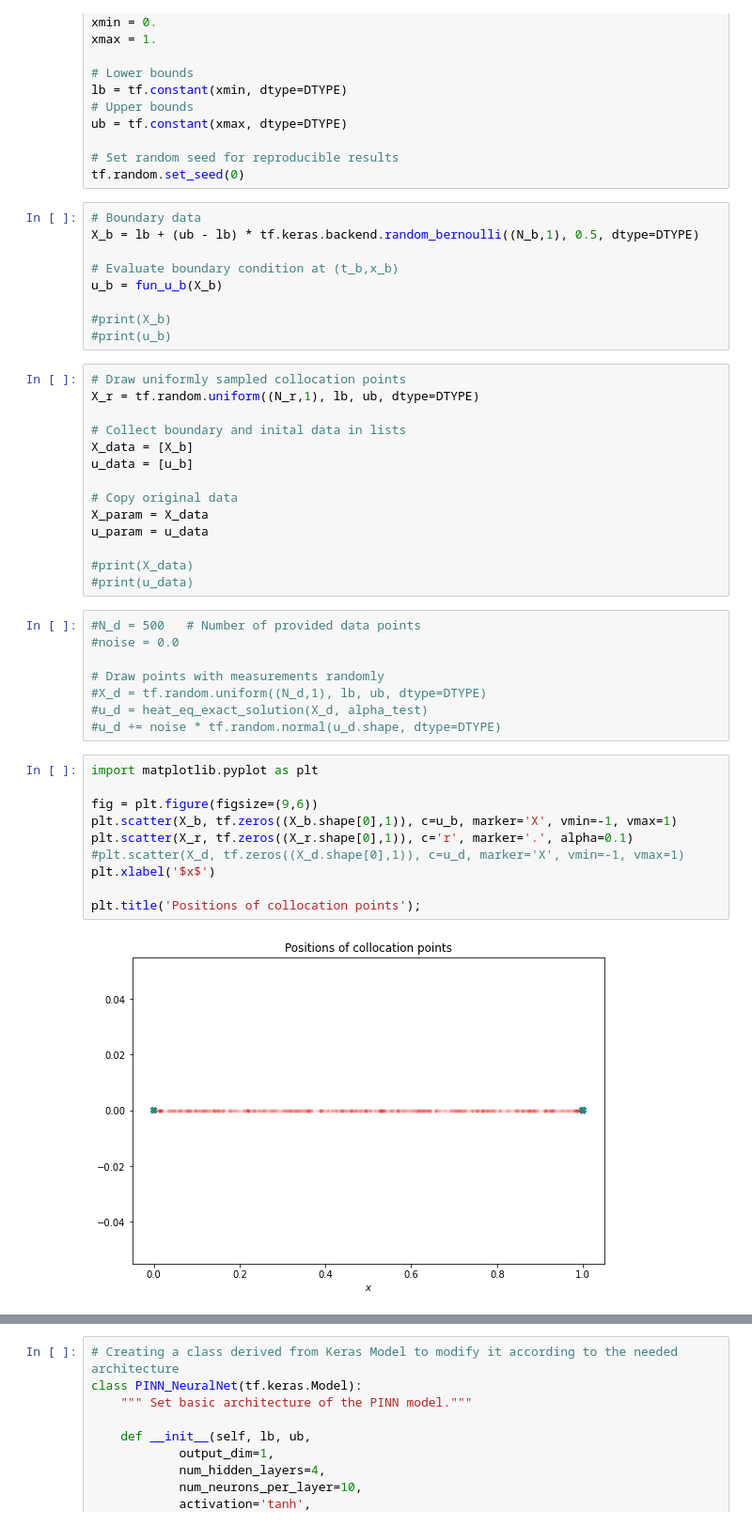
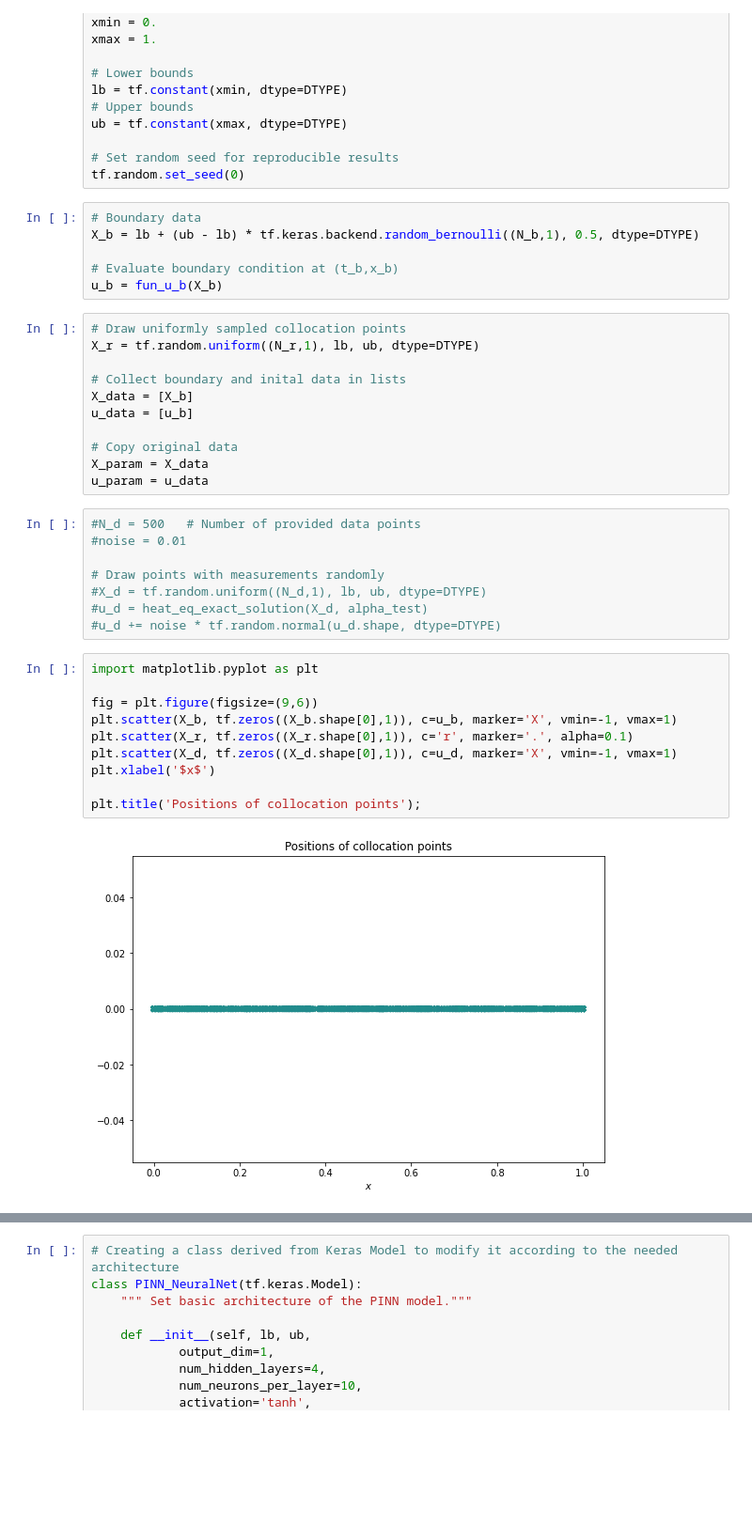
Before and after one commit to mrhashemi/CSUMS2022_PINNs, a Jupyter notebook: ODE_final.ipynb, the cells around one changed output, grey strips where cells are left out. Shown: that part at 94% size. Cells and saved outputs as stored; diff of their text form; blank space fills up the shorter version.

```diff
--- a/ODE_final.ipynb
+++ b/ODE_final.ipynb
@@ -59,9 +59,6 @@ X_b = lb + (ub - lb) * tf.keras.backend.random_bernoulli((N_b,1), 0.5, dtype=DTY
 
 # Evaluate boundary condition at (t_b,x_b)
 u_b = fun_u_b(X_b)
-
-#print(X_b)
-#print(u_b)
 # %%
 # Draw uniformly sampled collocation points
 X_r = tf.random.uniform((N_r,1), lb, ub, dtype=DTYPE)
@@ -73,12 +70,9 @@ u_data = [u_b]
 # Copy original data
 X_param = X_data
 u_param = u_data
-
-#print(X_data)
-#print(u_data)
 # %%
 #N_d = 500   # Number of provided data points
-#noise = 0.0
+#noise = 0.01
 
 # Draw points with measurements randomly
 #X_d = tf.random.uniform((N_d,1), lb, ub, dtype=DTYPE)
@@ -87,14 +81,14 @@ u_param = u_data
 # %%
 import matplotlib.pyplot as plt
 
 fig = plt.figure(figsize=(9,6))
 plt.scatter(X_b, tf.zeros((X_b.shape[0],1)), c=u_b, marker='X', vmin=-1, vmax=1)
 plt.scatter(X_r, tf.zeros((X_r.shape[0],1)), c='r', marker='.', alpha=0.1)
-#plt.scatter(X_d, tf.zeros((X_d.shape[0],1)), c=u_d, marker='X', vmin=-1, vmax=1)
+plt.scatter(X_d, tf.zeros((X_d.shape[0],1)), c=u_d, marker='X', vmin=-1, vmax=1)
 plt.xlabel('$x$')
 
 plt.title('Positions of collocation points');
 # %% [output]
-[figure, old version]
+[figure, new version]
 # %%
 # The exact data will be treated similar to the IC and Dirichlet BC
```
Also changed, not shown: parts of 5 cells of this notebook.
